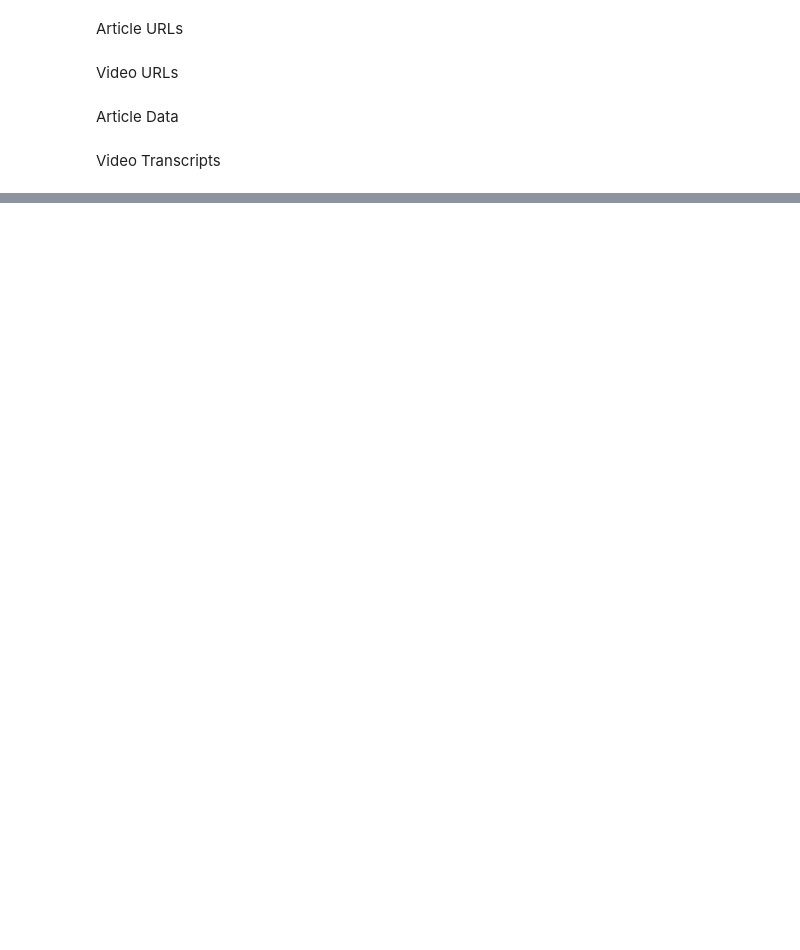
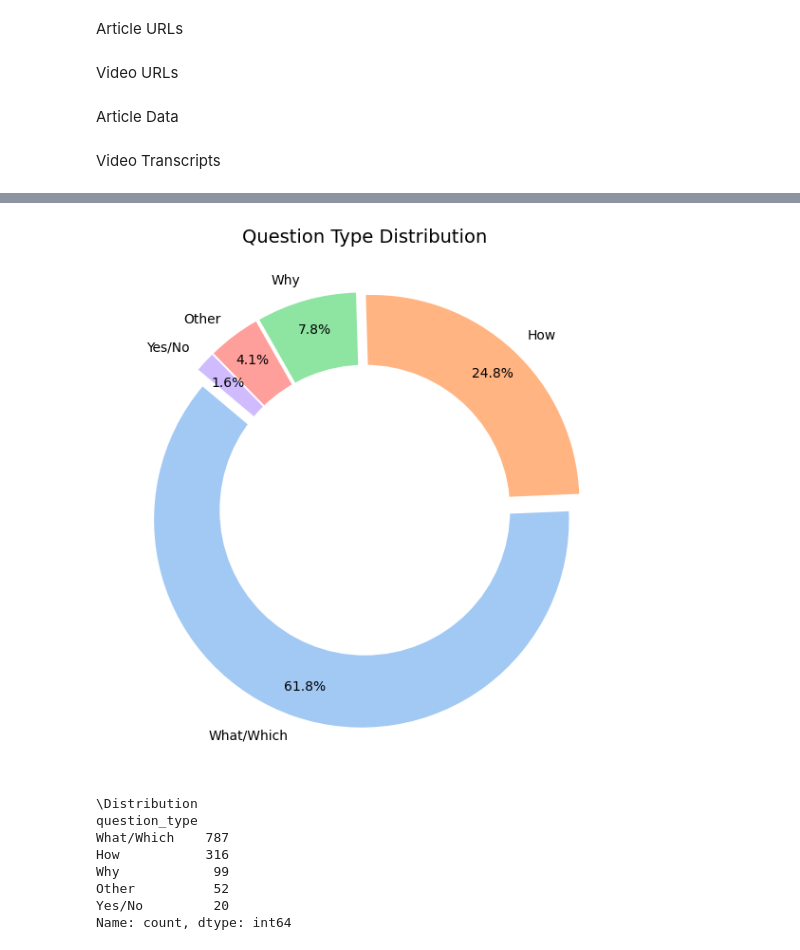
Before and after one commit to ogzhancelik/YZV302E-project, a Jupyter notebook: data_prep.ipynb, the cells around one changed output, grey strips where cells are left out. Drawn from its saved outputs; the diff is of its cells as text; code cells hidden in the pictures; blank space fills up the shorter version.

```diff
--- a/data_prep.ipynb
+++ b/data_prep.ipynb
@@ -501,0 +725,62 @@ with open(output_file, 'w', encoding='utf-8') as file:
+# %%
+def categorize_question(text):
+    text = str(text).lower()
+
+    why_keywords = [
+        'neden', 'niye', 'niçin'
+    ]
+    if any(word in text for word in why_keywords):
+        return 'Why'
+
+    how_keywords = [
+        'nasıl', 'hangi yolla',
+    ]
+    if any(word in text for word in how_keywords):
+        return 'How'
+
+    what_keywords = [
+        'nedir', ' ne ', 'hangi', 'neler'
+    ]
+    if any(word in text for word in what_keywords):
+        return 'What/Which'
+
+    verification_keywords = [' mı', ' mi', ' mu', ' mü', 'mıdır', 'midir', 'mudur', 'müdür']
+    if any(word in text for word in verification_keywords):
+        return 'Yes/No'
+
+    return 'Other'
+
+df['question_type'] = df['question'].apply(categorize_question)
+
+# Calculate counts
+type_counts = df['question_type'].value_counts()
+
+# Plotting
+plt.figure(figsize=(6, 6))
+
+colors = sns.color_palette('pastel')[0:5]
+
+plt.pie(type_counts, labels=type_counts.index, autopct='%1.1f%%',
+        startangle=140, colors=colors, pctdistance=0.85, explode=[0.05]*len(type_counts))
+
+centre_circle = plt.Circle((0,0), 0.70, fc='white')
+fig = plt.gcf()
+fig.gca().add_artist(centre_circle)
+
+plt.title('Question Type Distribution', fontsize=14)
+plt.tight_layout()
+plt.show()
+
+# Print raw numbers for report
+print("\Distribution")
+print(type_counts)
+# %% [output]
+[figure, added]
+\Distribution
+question_type
+What/Which    787
+How           316
+Why            99
+Other          52
+Yes/No         20
+Name: count, dtype: int64
```
Also changed, not shown: parts of 37 cells of this notebook.
